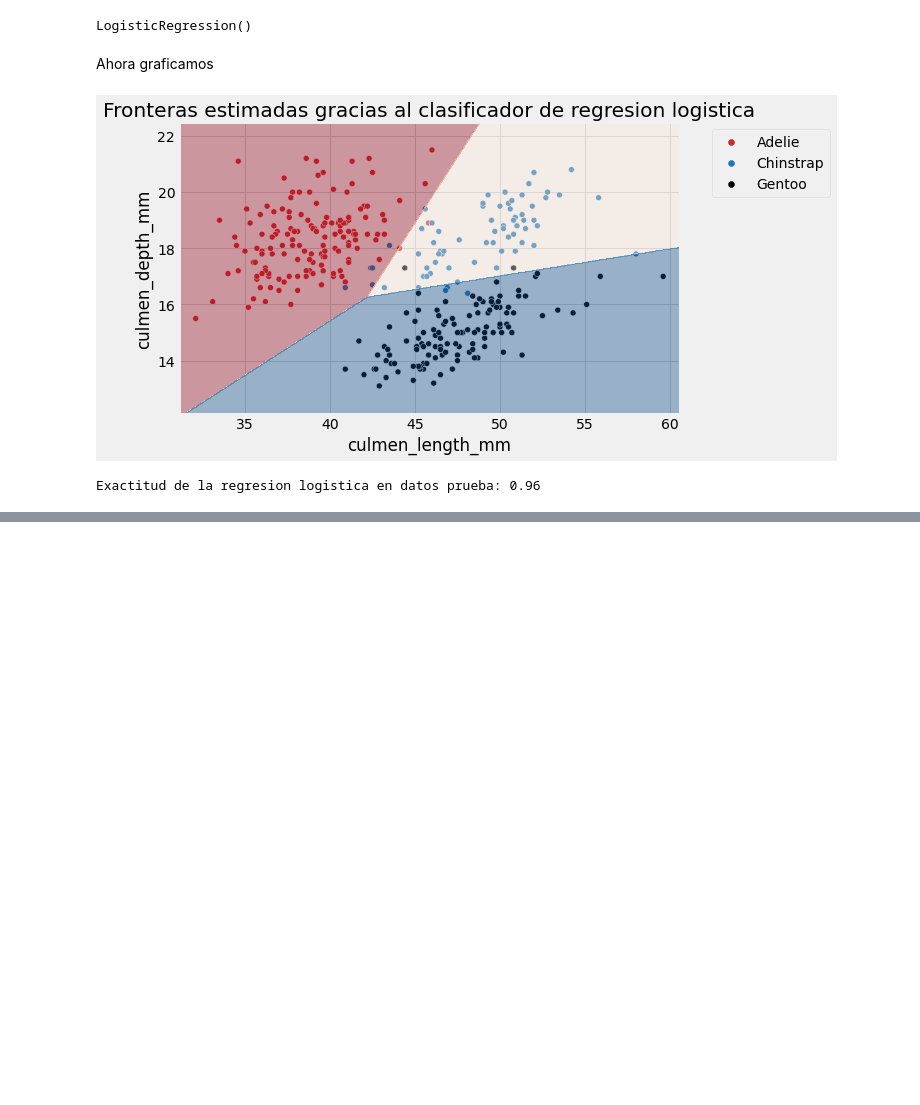
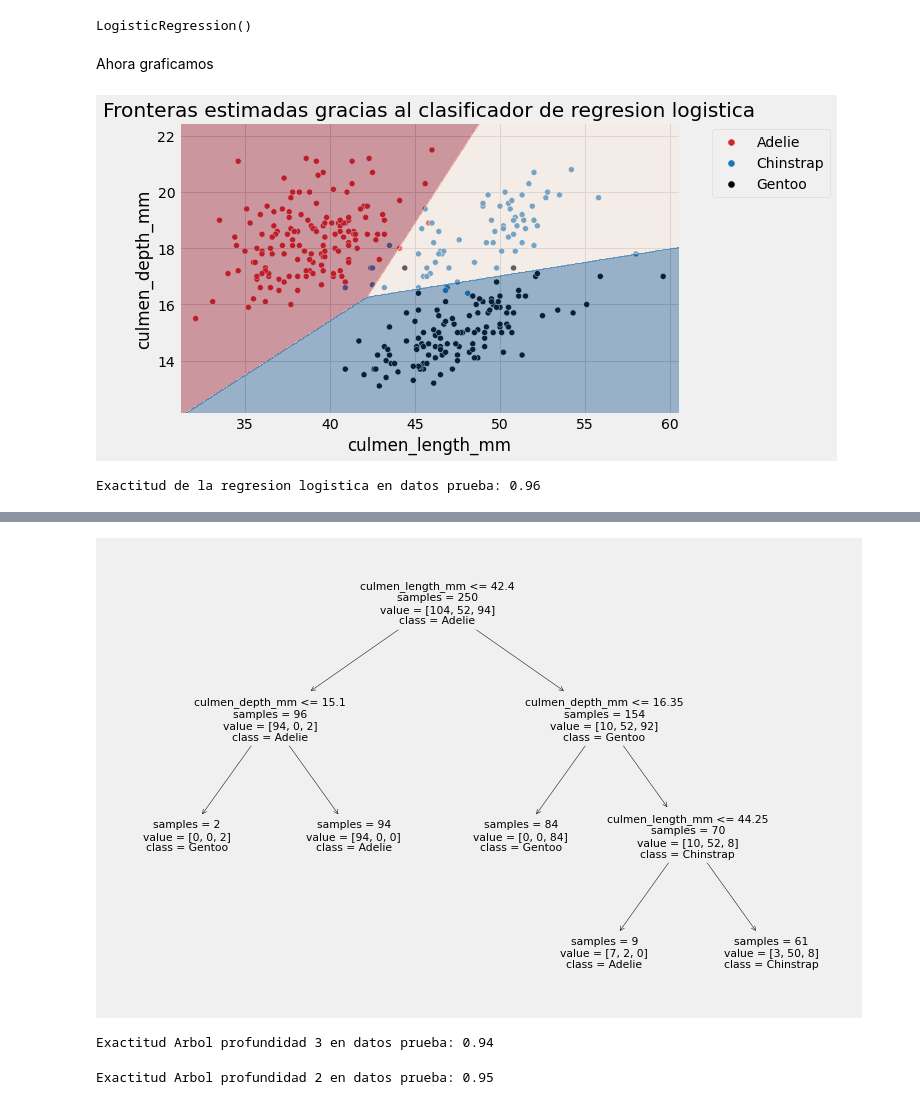
Before and after one commit to tian2992/notebooks_dateros, a Jupyter notebook: ml/clasificar_pinguinos.ipynb, the cells around one changed output, grey strips where cells are left out. Cells and saved outputs as stored; diff of their text form; code cells hidden in the pictures; blank space fills up the shorter version.

```diff
--- a/ml/clasificar_pinguinos.ipynb
+++ b/ml/clasificar_pinguinos.ipynb
@@ -273,0 +331,21 @@ y_pred_proba = linear_model.predict_proba(chinstrap_imaginario)
+# %%
+from sklearn.tree import plot_tree
+
+_, ax = plt.subplots(figsize=(12, 8))
+_ = plot_tree(tree_3, feature_names=culmen_columns,
+              class_names=tree_3.classes_, impurity=False, ax=ax)
+# %% [output]
+[figure, added]
+# %%
+test_score = tree_3.score(data_test, target_test)
+print(f"Exactitud Arbol profundidad 3 en datos prueba: {test_score:.2f}")
+# %% [output]
+Exactitud Arbol profundidad 3 en datos prueba: 0.94
+# %%
+tree_2 = DecisionTreeClassifier(max_depth=2)
+tree_2.fit(data_train, target_train)
+
+test_score = tree_2.score(data_test, target_test)
+print(f"Exactitud Arbol profundidad 2 en datos prueba: {test_score:.2f}")
+# %% [output]
+Exactitud Arbol profundidad 2 en datos prueba: 0.95
```
Also changed, not shown: parts of 17 cells of this notebook.
